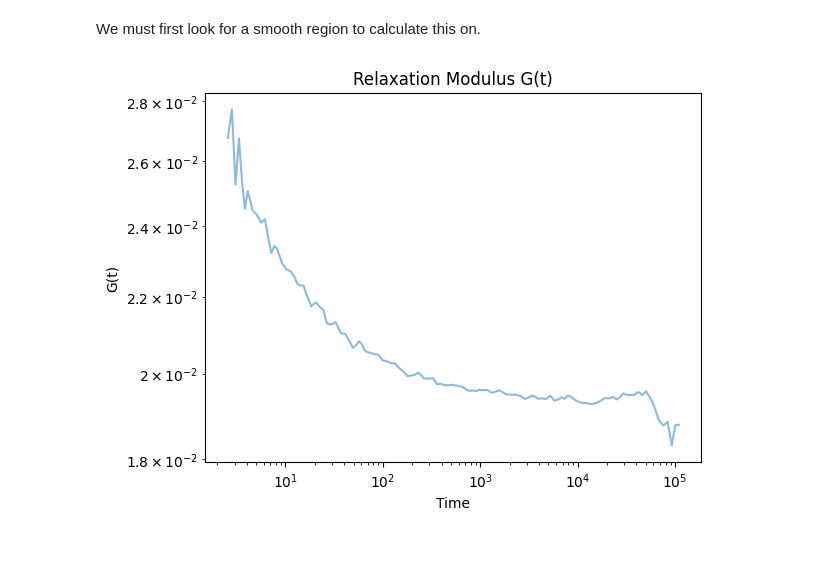
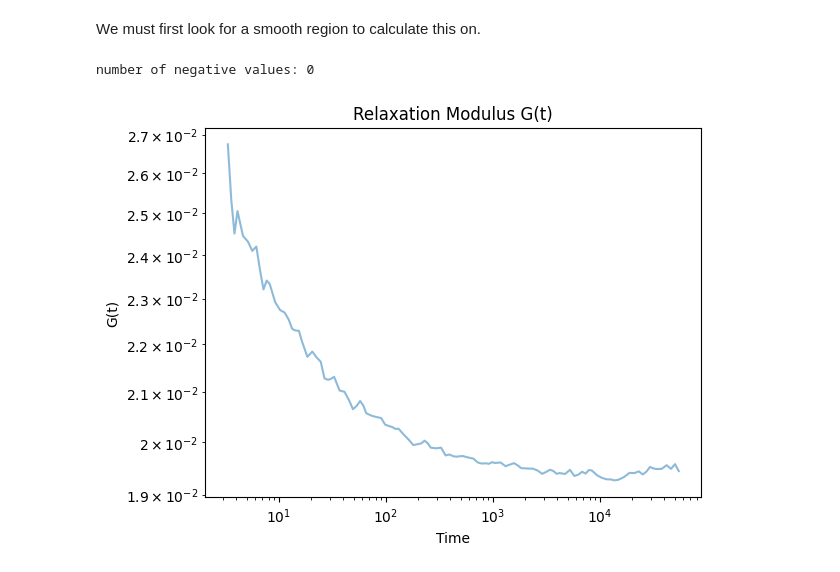
Before and after one commit to anotherbeaver/amine_polymers, a Jupyter notebook: logs/storage_loss_moduli.ipynb, the cells around one changed output. Saved outputs shown, nothing was run; the diff lists cells and outputs as text; code cells hidden in the pictures.

```diff
--- a/logs/storage_loss_moduli.ipynb
+++ b/logs/storage_loss_moduli.ipynb
@@ -41,34 +68,37 @@ We must first look for a smooth region to calculate this on.
 # %%
 from matplotlib import pyplot as plt
 import pandas as pd
 import numpy as np
 
 
 file = f"logs/press_50_spacing4_seed100.dat"
 data = pd.read_csv(file, delimiter=' ', skiprows=3, index_col=False, names=['time', 'px_y', 'px_z', 'py_z', 'pxy', 'pxz', 'pyz'])
-start = 37
+start = 77
+end = 190
+# start = 0
 
-data = data[start:].reset_index(drop=True)
+data = data[start:end].reset_index(drop=True)
 
 t = data['time'].to_numpy()
 
 G_t = (data['pxy'] + data['pxz'] + data['pyz']) / 5.0 + \
         (data['px_y'] + data['px_z'] + data['py_z']) / 30.0
 
 # replace negative with NaN
-G_t = np.where(G_t < 0, np.nan, G_t)
+print("number of negative values:", np.sum(G_t < 0))
 
 
 G_t *= 30**3 / (1.0 * 0.6)  # V / (kB * T)
 
 # print(data.head())
 # print(G_t.min(), G_t.max())
 
-plt.loglog(t[start:], G_t[start:], alpha=0.5, label='G(t) data')
+plt.loglog(t, G_t, alpha=0.5, label='G(t) data')
 plt.xlabel('Time')
 plt.ylabel('G(t)')
 plt.title('Relaxation Modulus G(t)')
 plt.show()
 # %% [output]
+number of negative values: 0
-[figure, old version]
+[figure, new version]
 # %%
```
Also changed, not shown: parts of 8 cells of this notebook, 1 other file.
